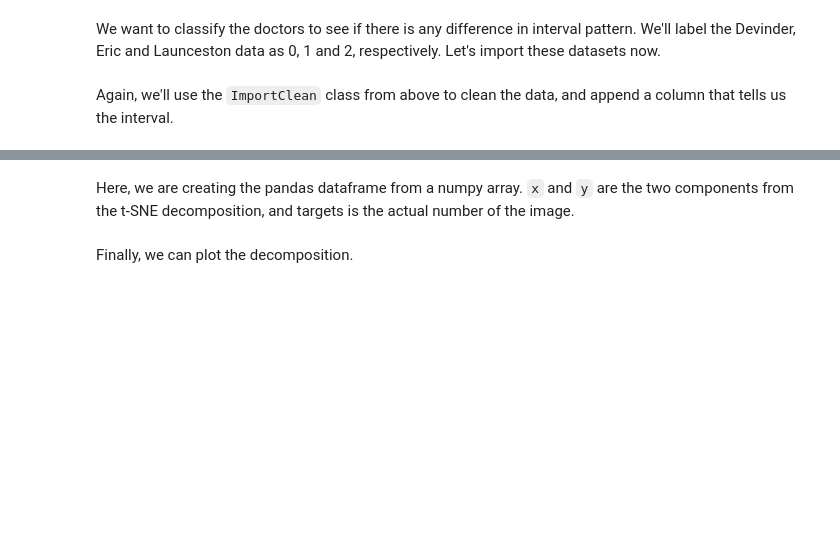
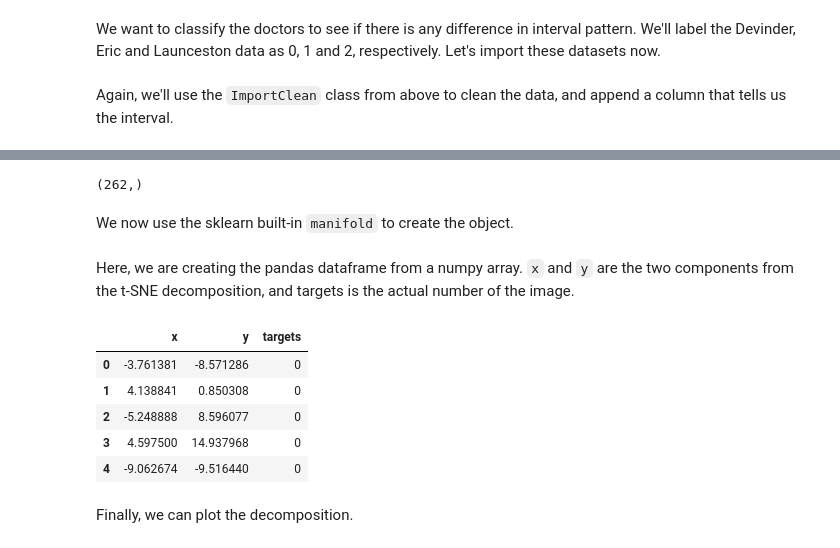
Before and after one commit to charlieoneill23/charliemacuject, a Jupyter notebook: pharma_reports/dme.ipynb, the cells around one changed output, grey strips where cells are left out. Cells and saved outputs as stored; diff of their text form; code cells hidden in the pictures; blank space fills up the shorter version.

```diff
--- a/pharma_reports/dme.ipynb
+++ b/pharma_reports/dme.ipynb
@@ -786,0 +836,3 @@ for df in df_list:
+# %%
+int_values = np.vstack((int_values0, int_values1, int_values2))
+int_values.shape
@@ -787,6 +843,17 @@ for df in df_list:
+# %%
+targets0 = [0 for x in range(int_values0.shape[0])]
+targets1 = [1 for x in range(int_values1.shape[0])]
+targets2 = [2 for x in range(int_values2.shape[0])]
+targets = np.append(targets0, targets1)
+targets = np.append(targets, targets2)
+targets.shape
+# %% [output]
+(262,)
+# %% [markdown]
+We now use the sklearn built-in `manifold` to create the object.
 # %%
 tsne = manifold.TSNE(n_components=2, random_state=42)
-transformed_data = tsne.fit_transform(pixel_values[:3000, :])
+transformed_data = tsne.fit_transform(int_values)
 # %% [markdown]
 Here, we are creating the pandas dataframe from a numpy array. `x` and `y` are the two components from the t-SNE decomposition, and targets is the actual number of the image.
 # %%
@@ -794,6 +861,15 @@ tsne_df = pd.DataFrame(
     np.column_stack((transformed_data, targets[:3000])),
     columns = ["x", "y", "targets"])
 tsne_df.loc[:, "targets"] = tsne_df.targets.astype(int)
+# %%
+tsne_df.head()
+# %% [output]
+|  | x | y | targets |
+| 0 | -3.761381 | -8.571286 | 0 |
+| 1 | 4.138841 | 0.850308 | 0 |
+| 2 | -5.248888 | 8.596077 | 0 |
+| 3 | 4.597500 | 14.937968 | 0 |
+| 4 | -9.062674 | -9.516440 | 0 |
 # %% [markdown]
 Finally, we can plot the decomposition.
 # %%
```
Also changed, not shown: parts of 15 cells of this notebook.
